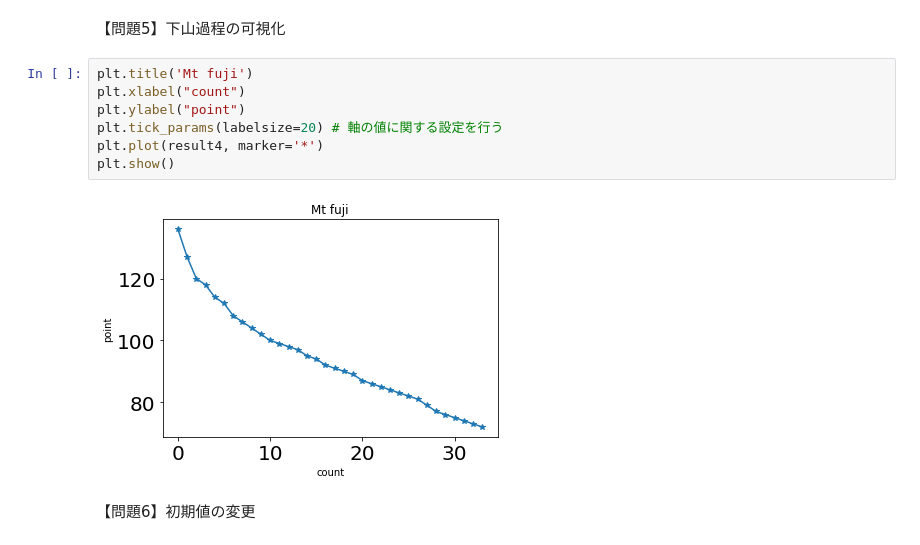
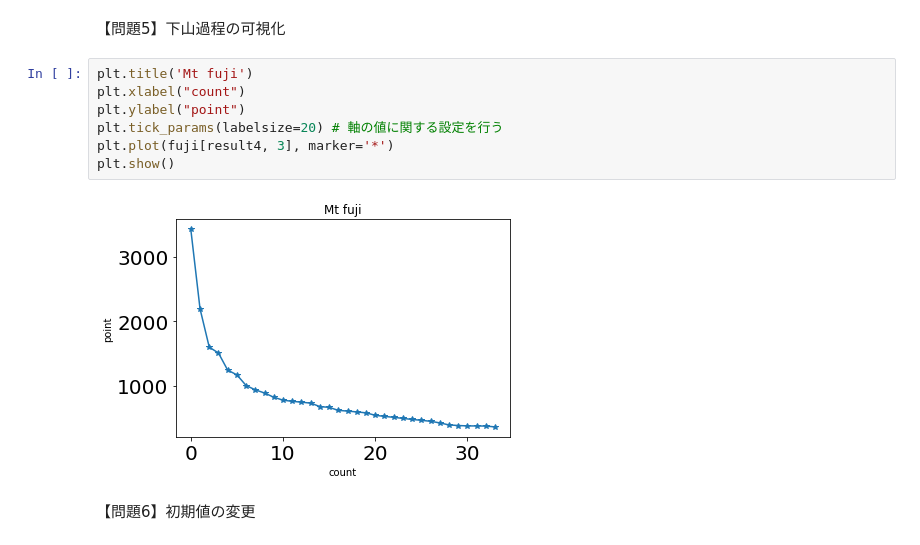
Before and after one commit to shota1201/diveintocode-ml, a Jupyter notebook: DIVE_INTO_CODE/python/week2/week2-2.ipynb, the cells around one changed output. Drawn from its saved outputs; the diff is of its cells as text.

```diff
--- a/DIVE_INTO_CODE/python/week2/week2-2.ipynb
+++ b/DIVE_INTO_CODE/python/week2/week2-2.ipynb
@@ -95,12 +94,12 @@ print(' 移動履歴:', result4)
 # %%
 plt.title('Mt fuji')
 plt.xlabel("count")
 plt.ylabel("point")
 plt.tick_params(labelsize=20) # 軸の値に関する設定を行う
-plt.plot(result4, marker='*')
+plt.plot(fuji[result4, 3], marker='*')
 plt.show()
 # %% [output]
-[figure, old version]
+[figure, new version]
 # %% [markdown]
 【問題6】初期値の変更
 # %%
```
Also changed, not shown: parts of 13 cells of this notebook.
